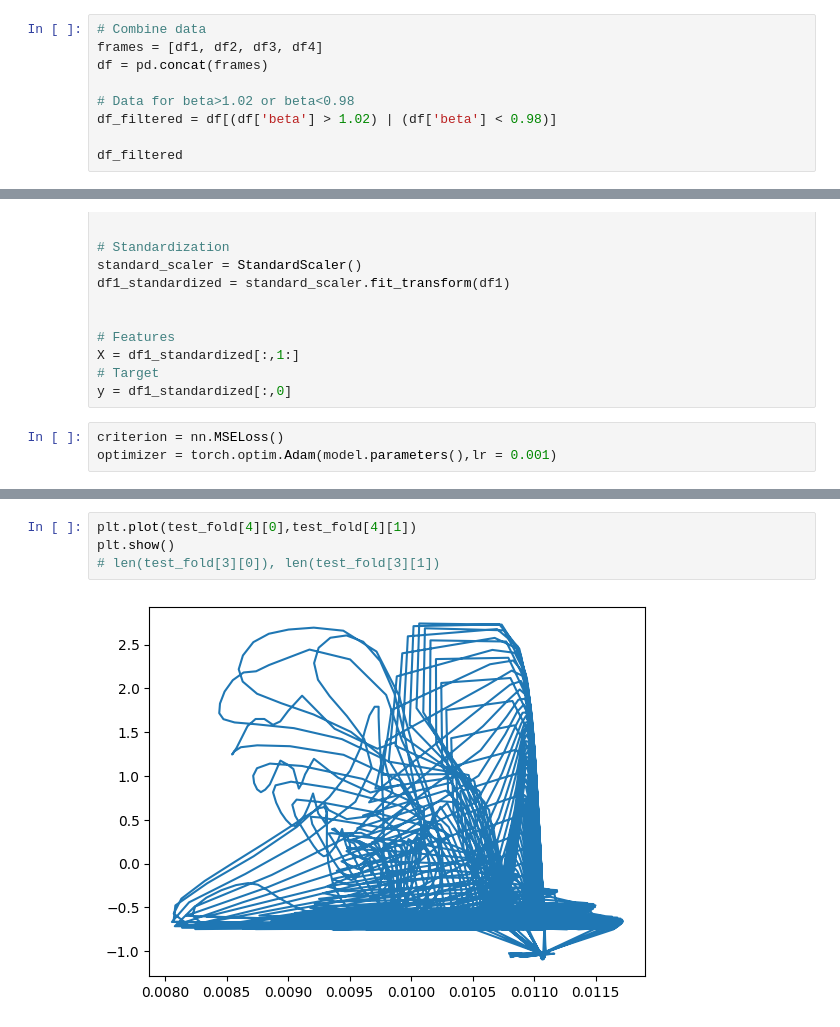
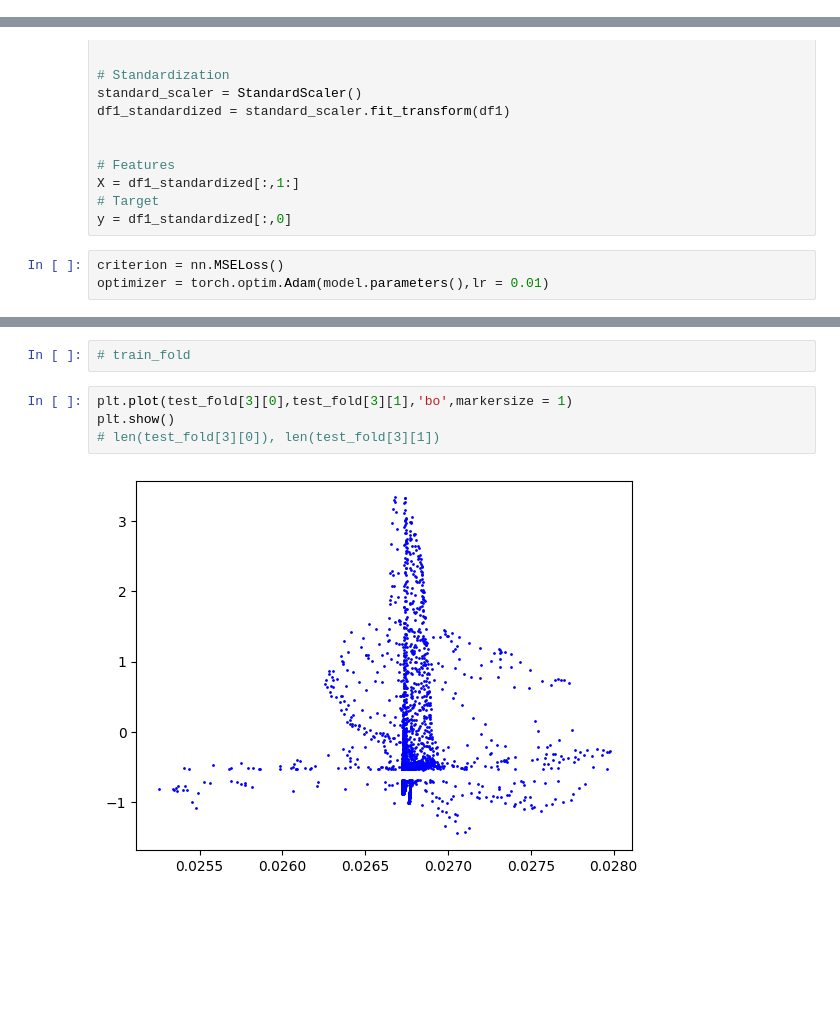
Before and after one commit to sudeepmenon17/PytorchforNN, a Jupyter notebook: NN_airfoil_S809_combined_data.ipynb, the cells around one changed output, grey strips where cells are left out. Saved outputs shown, nothing was run; the diff lists cells and outputs as text; blank space fills up the shorter version.

```diff
--- a/NN_airfoil_S809_combined_data.ipynb
+++ b/NN_airfoil_S809_combined_data.ipynb
@@ -141,9 +132,0 @@ df4 = pd.read_csv("/content/drive/MyDrive/Data_from_Karim/AirfoilS809/data_set4.
-# %%
-# Combine data
-frames = [df1, df2, df3, df4]
-df = pd.concat(frames)
-
-# Data for beta>1.02 or beta<0.98
-df_filtered = df[(df['beta'] > 1.02) | (df['beta'] < 0.98)]
-
-df_filtered
@@ -182,7 +151,7 @@ X = df1_standardized[:,1:]
 y = df1_standardized[:,0]
 # %%
 criterion = nn.MSELoss()
-optimizer = torch.optim.Adam(model.parameters(),lr = 0.001)
+optimizer = torch.optim.Adam(model.parameters(),lr = 0.01)
 # %%
 #5-Fold Cross Validation
 from sklearn import metrics
@@ -364,6 +313,8 @@ train_fold
+# %%
+# train_fold
 # %%
-plt.plot(test_fold[4][0],test_fold[4][1])
+plt.plot(test_fold[3][0],test_fold[3][1],'bo',markersize = 1)
 plt.show()
 # len(test_fold[3][0]), len(test_fold[3][1])
 # %% [output]
-[figure, old version]
+[figure, new version]
```
Also changed, not shown: parts of 4 cells of this notebook.
